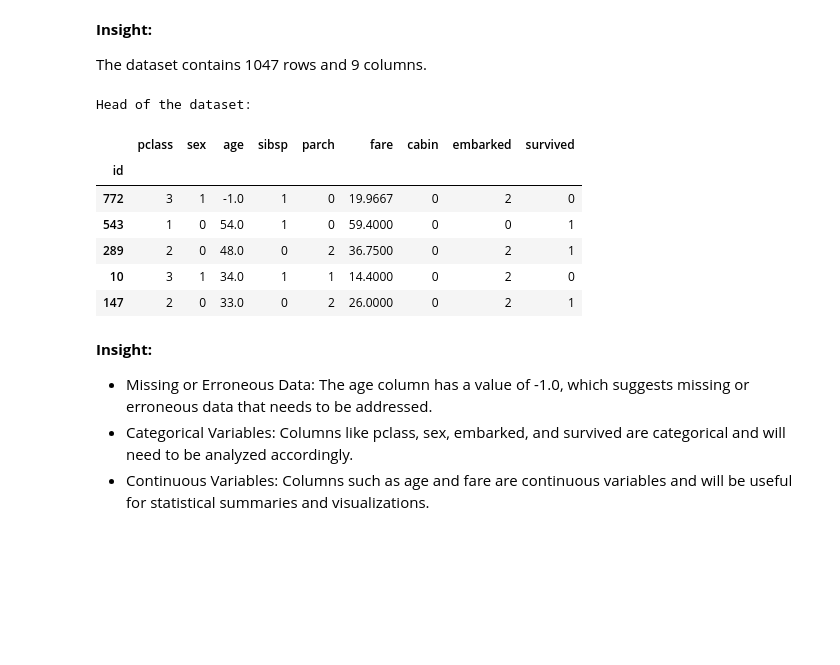
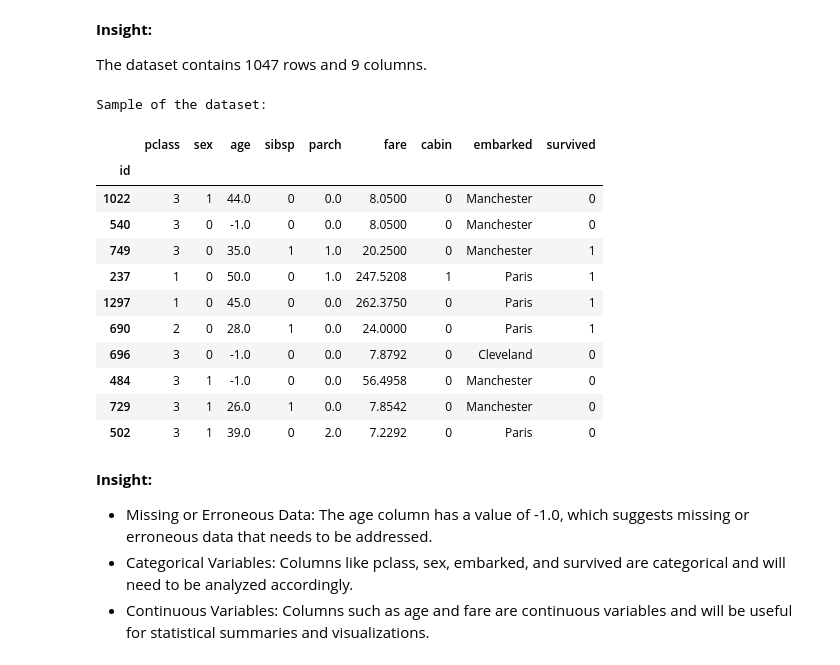
Before and after one commit to racousin/data_science_practice, a Jupyter notebook: website/public/modules/module3/course/module3_course.ipynb, the cells around one changed output. Cells and saved outputs as stored; diff of their text form; code cells hidden in the pictures; blank space fills up the shorter version.

```diff
--- a/website/public/modules/module3/course/module3_course.ipynb
+++ b/website/public/modules/module3/course/module3_course.ipynb
@@ -113,18 +88,23 @@ df.shape
 
 The dataset contains 1047 rows and 9 columns.
 # %%
-# Display the first few rows of the dataset
-print("Head of the dataset:")
-df.head()
+# Display sample rows of the dataset
+print("Sample of the dataset:")
+df.sample(10)
 # %% [output]
-Head of the dataset:
+Sample of the dataset:
 |  | pclass | sex | age | sibsp | parch | fare | cabin | embarked | survived |
 | id |  |  |  |  |  |  |  |  |  |
-| 772 | 3 | 1 | -1.0 | 1 | 0 | 19.9667 | 0 | 2 | 0 |
-| 543 | 1 | 0 | 54.0 | 1 | 0 | 59.4000 | 0 | 0 | 1 |
-| 289 | 2 | 0 | 48.0 | 0 | 2 | 36.7500 | 0 | 2 | 1 |
-| 10 | 3 | 1 | 34.0 | 1 | 1 | 14.4000 | 0 | 2 | 0 |
-| 147 | 2 | 0 | 33.0 | 0 | 2 | 26.0000 | 0 | 2 | 1 |
+| 1022 | 3 | 1 | 44.0 | 0 | 0.0 | 8.0500 | 0 | Manchester | 0 |
+| 540 | 3 | 0 | -1.0 | 0 | 0.0 | 8.0500 | 0 | Manchester | 0 |
+| 749 | 3 | 0 | 35.0 | 1 | 1.0 | 20.2500 | 0 | Manchester | 1 |
+| 237 | 1 | 0 | 50.0 | 0 | 1.0 | 247.5208 | 1 | Paris | 1 |
+| 1297 | 1 | 0 | 45.0 | 0 | 0.0 | 262.3750 | 0 | Paris | 1 |
+| 690 | 2 | 0 | 28.0 | 1 | 0.0 | 24.0000 | 0 | Paris | 1 |
+| 696 | 3 | 0 | -1.0 | 0 | 0.0 | 7.8792 | 0 | Cleveland | 0 |
+| 484 | 3 | 1 | -1.0 | 0 | 0.0 | 56.4958 | 0 | Manchester | 0 |
+| 729 | 3 | 1 | 26.0 | 1 | 0.0 | 7.8542 | 0 | Manchester | 0 |
+| 502 | 3 | 1 | 39.0 | 0 | 2.0 | 7.2292 | 0 | Paris | 0 |
 # %% [markdown]
 **Insight:**
 
```
Also changed, not shown: parts of 24 cells of this notebook, 37 other files.
